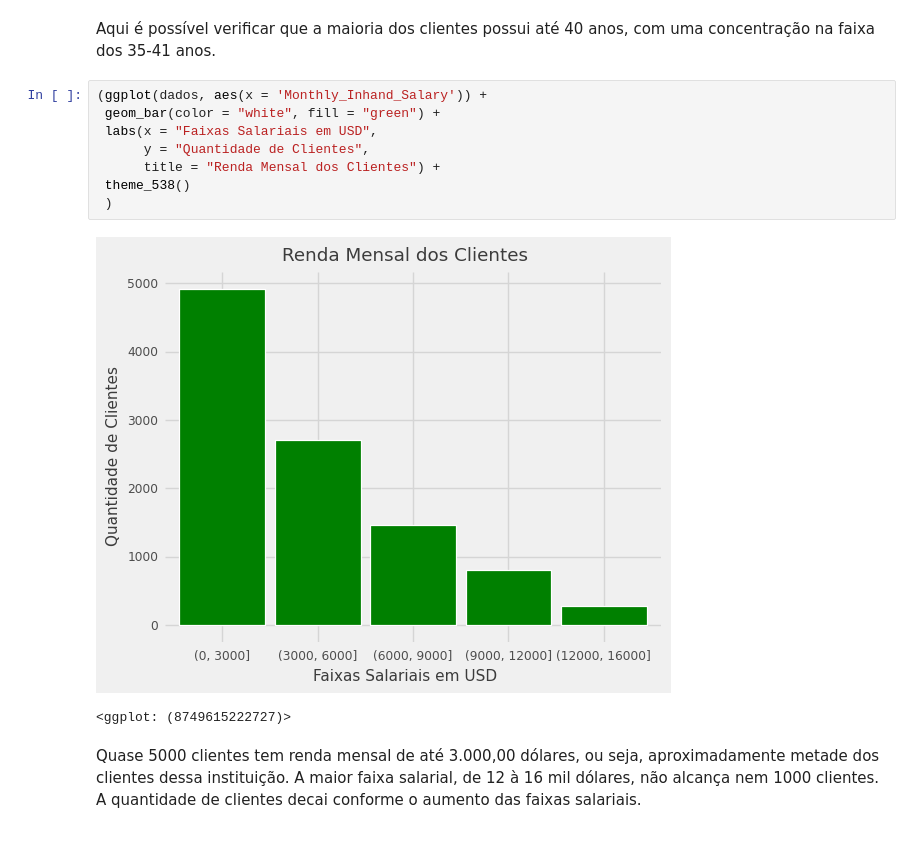
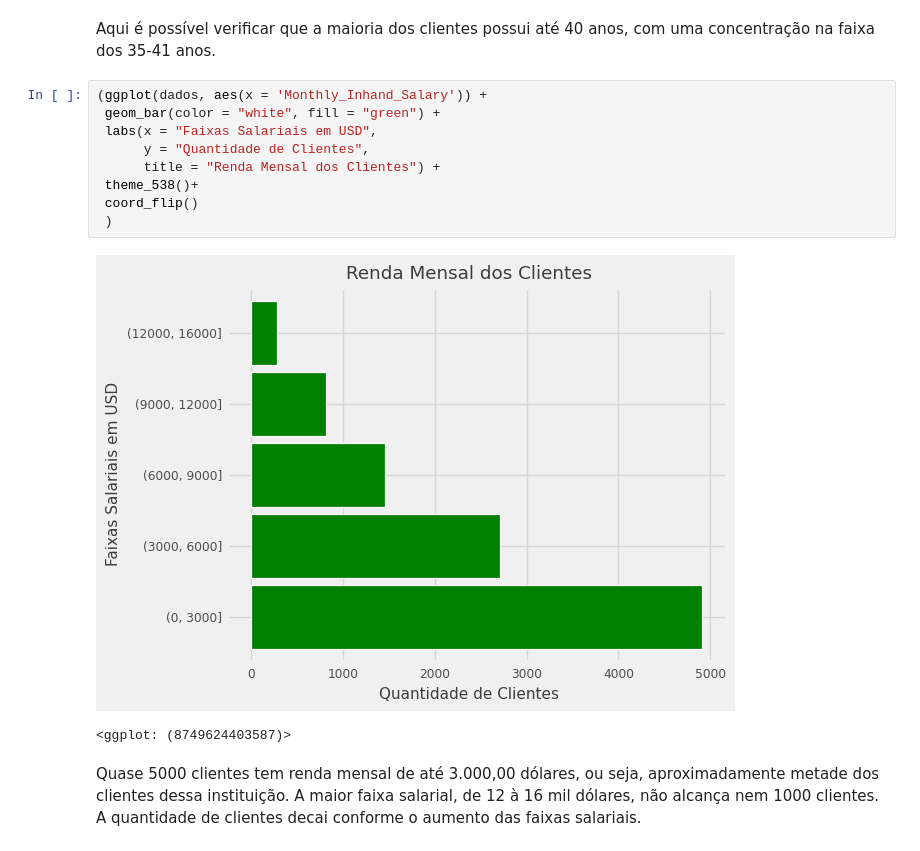
Before and after one commit to julianacamara98/intro_python_2023_ProjetoFinal, a Jupyter notebook: EDA.ipynb, the cells around one changed output. Cells and saved outputs as stored; diff of their text form.

```diff
--- a/EDA.ipynb
+++ b/EDA.ipynb
@@ -825,14 +855,15 @@ Aqui é possível verificar que a maioria dos clientes possui até 40 anos, com
 # %%
 (ggplot(dados, aes(x = 'Monthly_Inhand_Salary')) +
  geom_bar(color = "white", fill = "green") +
  labs(x = "Faixas Salariais em USD",
       y = "Quantidade de Clientes",
       title = "Renda Mensal dos Clientes") +
- theme_538()
+ theme_538()+
+ coord_flip()
  )
 # %% [output]
-[figure, old version]
+[figure, new version]
-<ggplot: (8749615222727)>
+<ggplot: (8749624403587)>
 # %% [markdown]
 Quase 5000 clientes tem renda mensal de até 3.000,00 dólares, ou seja, aproximadamente metade dos clientes dessa instituição. A maior faixa salarial, de 12 à 16 mil dólares, não alcança nem 1000 clientes. A quantidade de clientes decai conforme o aumento das faixas salariais.
 # %%
```
Also changed, not shown: parts of 5 cells of this notebook.
